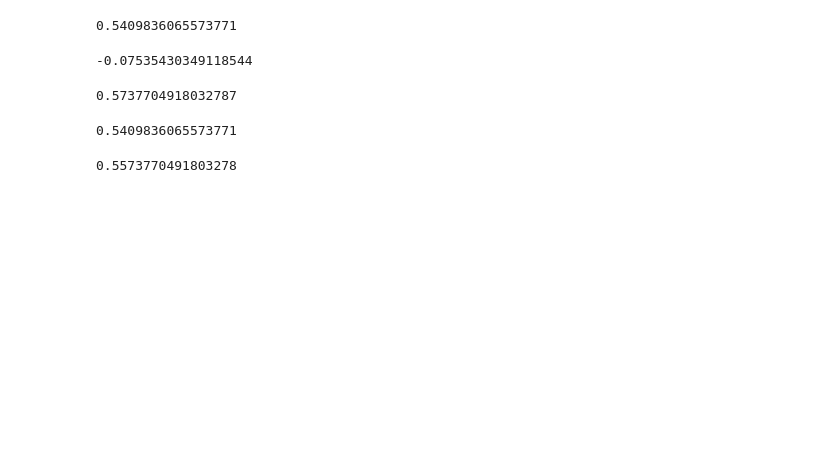
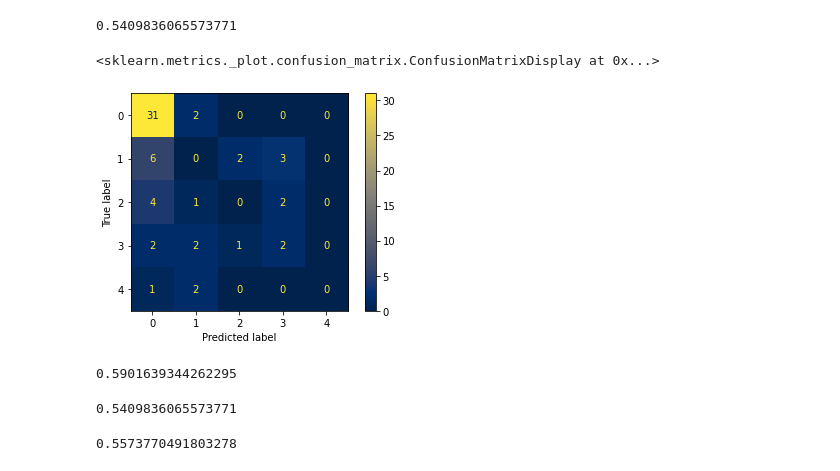
Before and after one commit to aditijain6/heart-disease-classification, a Jupyter notebook: heart_disease_classification.ipynb, the cells around one changed output. Drawn from its saved outputs; the diff is of its cells as text; code cells hidden in the pictures; blank space fills up the shorter version.

```diff
--- a/heart_disease_classification.ipynb
+++ b/heart_disease_classification.ipynb
@@ -178,9 +184,10 @@ model.score(X_scaled_test,y_test)
 # %% [output]
 0.5409836065573771
 # %%
-print(r2_score(y_test, y_pred))
+plot_confusion_matrix(model, X_scaled_test, y_test, cmap='cividis')
 # %% [output]
--0.07535430349118544
+<sklearn.metrics._plot.confusion_matrix.ConfusionMatrixDisplay at 0x...>
+[figure, added]
 # %%
 # GaussianProcessClassifier :
 from sklearn.gaussian_process import GaussianProcessClassifier
@@ -189,7 +196,7 @@ model = GaussianProcessClassifier(kernel = 1.0*RBF(5.0), random_state=12).fit(X_
 # %%
-model.score(X_test,y_test)
+model.score(X_scaled_test,y_test)
 # %% [output]
-0.5737704918032787
+0.5901639344262295
 # %%
 # KNeighborsClassifier
 from sklearn import neighbors
```
Also changed, not shown: parts of 32 cells of this notebook.
